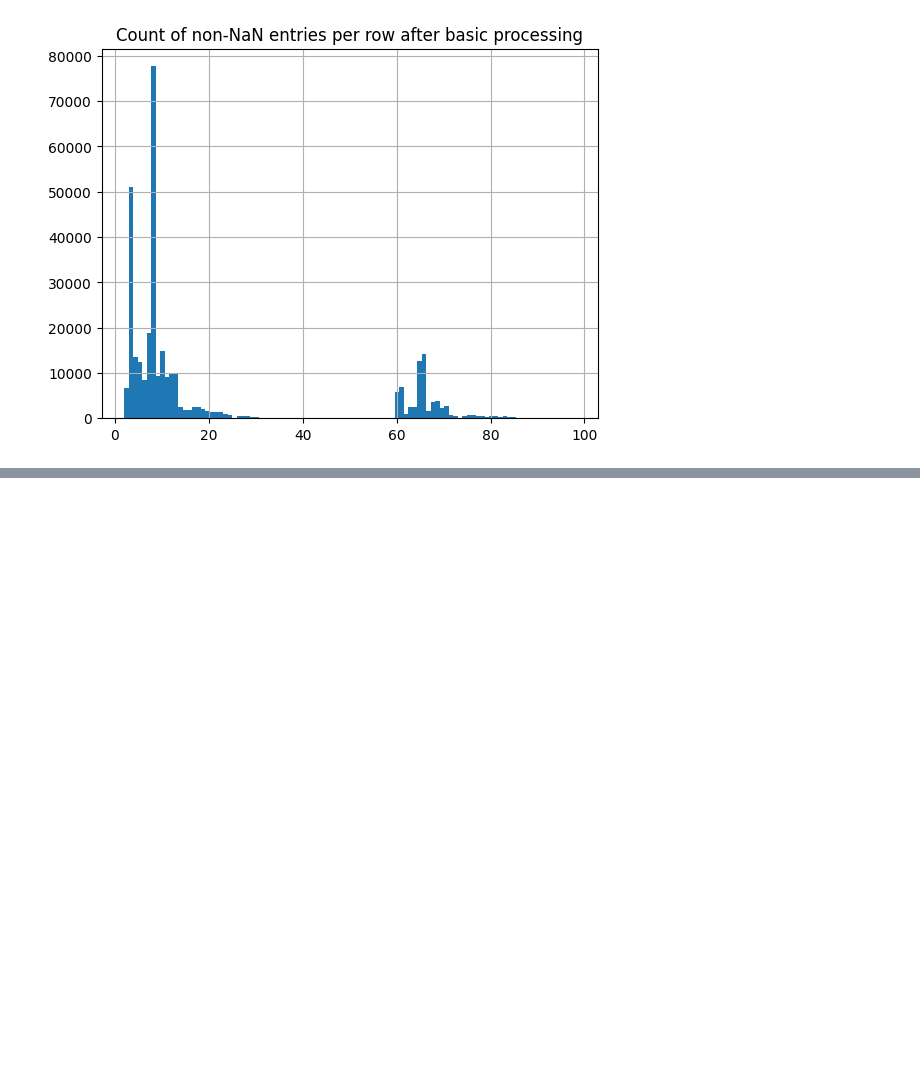
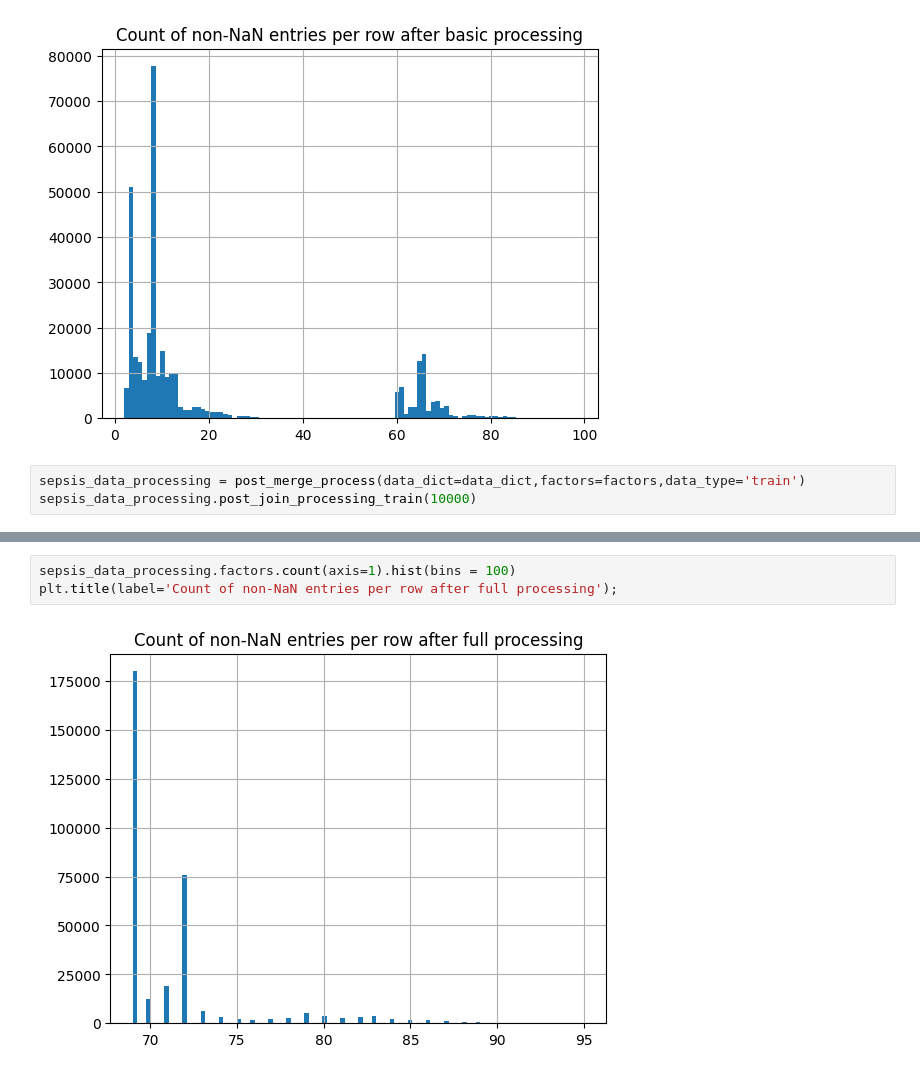
Before and after one commit to carseys/pediatric-sepsis-ml-kaggle, a Jupyter notebook: data_visualizations.ipynb, the cells around one changed output, grey strips where cells are left out. Cells and saved outputs as stored; diff of their text form; blank space fills up the shorter version.

Commit message:
further visualizations

```diff
--- a/data_visualizations.ipynb
+++ b/data_visualizations.ipynb
@@ -30,3 +34,6 @@ factors.count(axis=1).hist(bins = 100)
 plt.title(label='Count of non-NaN entries per row after basic processing');
 # %% [output]
 [figure]
+# %%
+sepsis_data_processing = post_merge_process(data_dict=data_dict,factors=factors,data_type='train')
+sepsis_data_processing.post_join_processing_train(10000)
@@ -32,0 +55,5 @@ plt.title(label='Count of non-NaN entries per row after basic processing');
+# %%
+sepsis_data_processing.factors.count(axis=1).hist(bins = 100)
+plt.title(label='Count of non-NaN entries per row after full processing');
+# %% [output]
+[figure, added]
```
Also changed, not shown: parts of 2 cells of this notebook.
